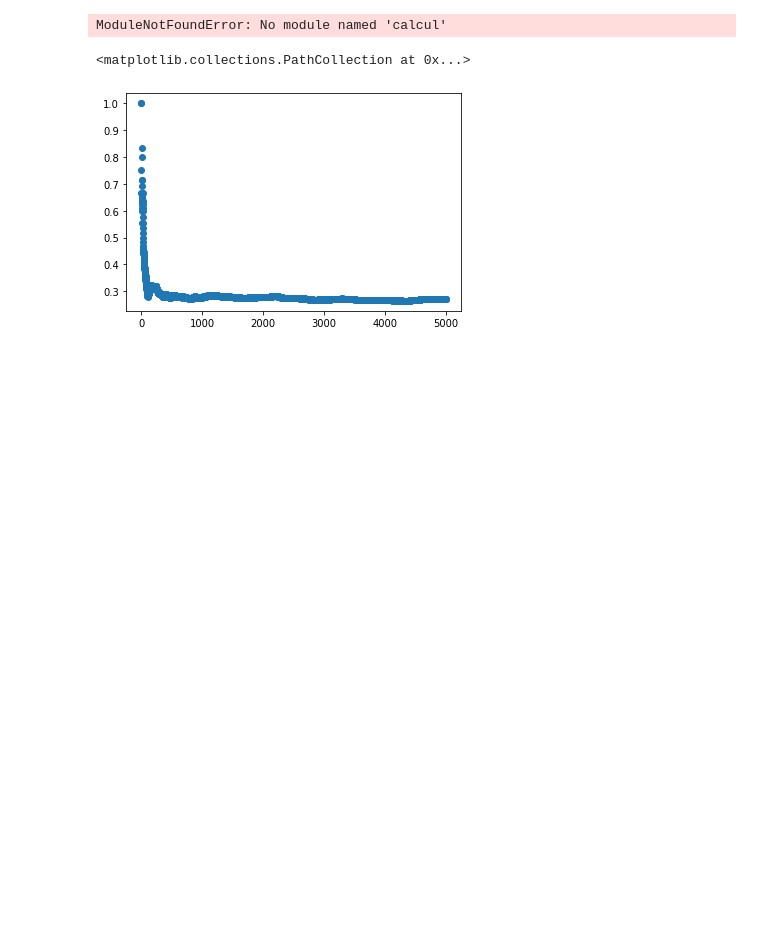
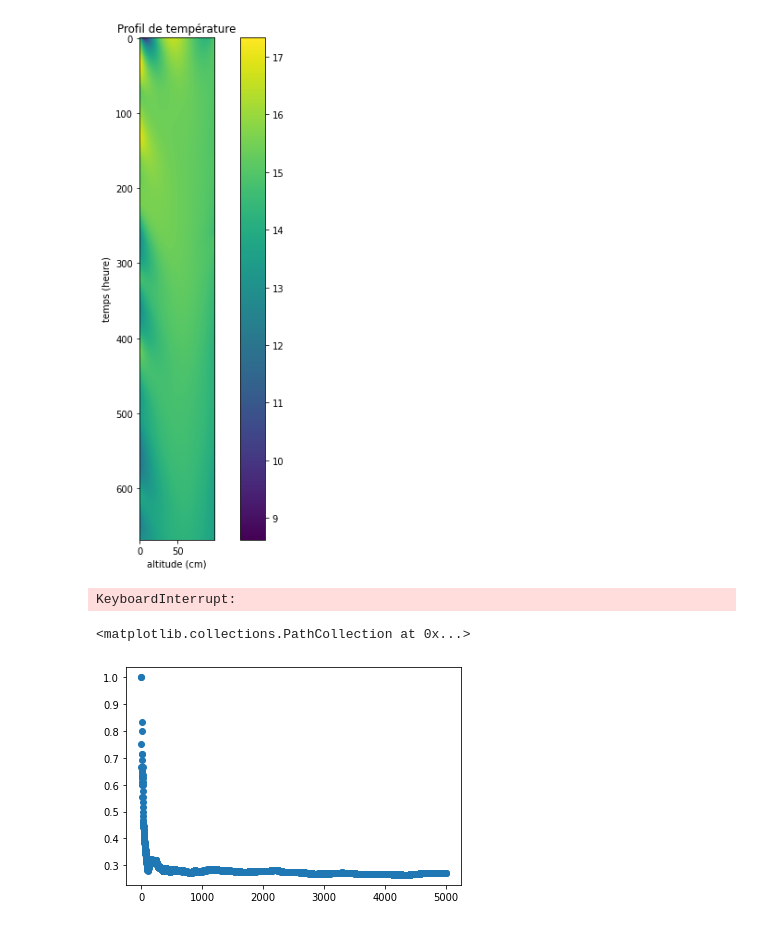
Before and after one commit to BereniceSinopoliPal/Calcul_Molonari_Julien_Berenice, a Jupyter notebook: demo calcul.ipynb, the cells around one changed output. Saved outputs shown, nothing was run; the diff lists cells and outputs as text; code cells hidden in the pictures; blank space fills up the shorter version.

```diff
--- a/demo calcul.ipynb
+++ b/demo calcul.ipynb
@@ -7,0 +33,4 @@ from pyHeatBJ import Column
+# %%
+inter =0.987504809571029
+dh = -5.26012526747141
+dt = 0.0128035639631889
@@ -83,15 +125,9 @@ plt.show()
 # %%
 # Simulation 2 : K = 1e-7 m/s
 # %%
-test = pd.read_csv('value to test.csv')
-test.drop(columns=['Unnamed: 0'])
-test_val = test.values.tolist()
-test_val=np.asarray(test_val)
-test_val=test_val[:,1:]
+dH_test = Tableau_press
 
-dH_test = [[datetime.datetime.today()+ datetime.timedelta(seconds=i*1.5*3600),[0.01,test_val[i][0]]] for i in range(len(test_val))][:120]
-
-T_test = [[datetime.datetime.today()+ datetime.timedelta(seconds=i*1.5*3600),list(test_val[i,1:])] for i in range(len(test_val))][:120]
+T_test = Tableau_temp
 
 col_dict = {
     "river_bed": 1, ##hauteur de la rivière en m
@@ -115,31 +151,19 @@ column = Column.from_dict(col_dict)
 params ={'moinslog10K':7,'lambda_s': 1.08, 'n':0.15,'rhos_cs':4e6, 'nb_cel':100}
 temp,delta_h = column.solve_transi(params)
 # %%
-fig = plt.figure(figsize=(10,5))
-plt.title('Profil du flux conductif')
-plt.xlabel('altitude (dm)')
+fig = plt.figure(figsize=(10,10))
+plt.title('Profil de température')
+plt.xlabel('altitude (cm)')
 plt.ylabel('temps (heure)')
 plt.imshow(temp[:][1:-1])
 plt.colorbar()
 plt.show()
+# %% [output]
+[figure, added]
 # %%
-import numpy as np
-import matplotlib.pyplot as plt
-import random as rd
-import datetime
-import pandas as pd
-from calcul import Column
+dH_test = Tableau_press
 
-test = pd.read_csv('value to test.csv')
-test.drop(columns=['Unnamed: 0'])
-test_val = test.values.tolist()
-test_val=np.asarray(test_val)
-test_val=test_val[:,1:]
-
-dH_test = [[datetime.datetime.today()+ datetime.timedelta(seconds=i*1.5*3600),[0.01,test_val[i][0]]] for i in range(len(test_val))][:120]
-
-T_test = [[datetime.datetime.today()+ datetime.timedelta(seconds=i*1.5*3600),list(test_val[i,1:])] for i in range(len(test_val))][:120]
-
+T_test = Tableau_temp
 col_dict = {
     "river_bed": 1, ##hauteur de la rivière en m
     "offset" : 0.05,#décalage
@@ -158,11 +182,11 @@ priors = {
     "rhos_cs":((700*650,2800*1080),100000),
 }
 column = Column.from_dict(col_dict)
-# %% [output]
-ModuleNotFoundError: No module named 'calcul'
 # %%
 ###Test de la MCMC
-column.mcmc(priors,5000,100,0.75)
+column.mcmc(priors,500,100,0.75)
+# %% [output]
+KeyboardInterrupt:
 # %%
 plt.scatter(range(len(column.moy_acceptation)),column.moy_acceptation)
 # %% [output]
```
Also changed, not shown: parts of 11 cells of this notebook, 1 other file.
